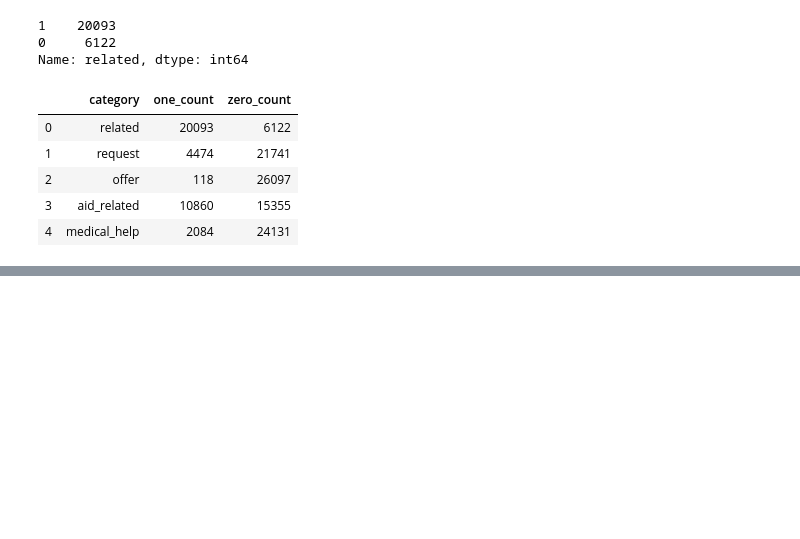
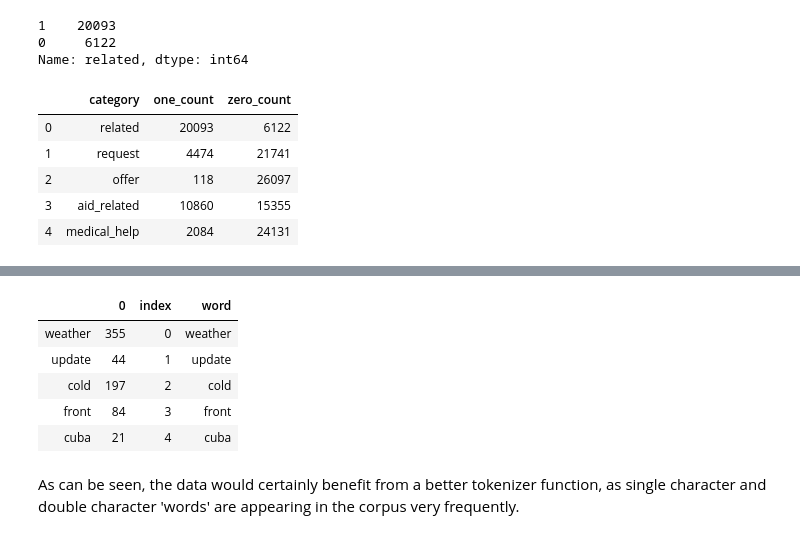
Before and after one commit to JPunter/disaster_relief, a Jupyter notebook: jupyter/EDA.ipynb, the cells around one changed output, grey strips where cells are left out. Drawn from its saved outputs; the diff is of its cells as text; code cells hidden in the pictures; blank space fills up the shorter version.

```diff
--- a/jupyter/EDA.ipynb
+++ b/jupyter/EDA.ipynb
@@ -49,0 +138,2 @@ fig.show()
+# %%
+index_range = range(0,32866)
@@ -49,0 +144,2 @@ fig.show()
+# %%
+corpus_df = pd.DataFrame.from_dict(corpus_counts, orient='index')
@@ -49,0 +155,2 @@ fig.show()
+# %%
+corpus_df['index'] = index_range
@@ -49,0 +166,11 @@ fig.show()
+# %%
+corpus_df['word'] = corpus_df.index
+# %%
+corpus_df.head()
+# %% [output]
+|  | 0 | index | word |
+| weather | 355 | 0 | weather |
+| update | 44 | 1 | update |
+| cold | 197 | 2 | cold |
+| front | 84 | 3 | front |
+| cuba | 21 | 4 | cuba |
@@ -49,0 +183,2 @@ fig.show()
+# %% [markdown]
+As can be seen, the data would certainly benefit from a better tokenizer function, as single character and double character 'words' are appearing in the corpus very frequently.
```
Also changed, not shown: parts of 25 cells of this notebook.
